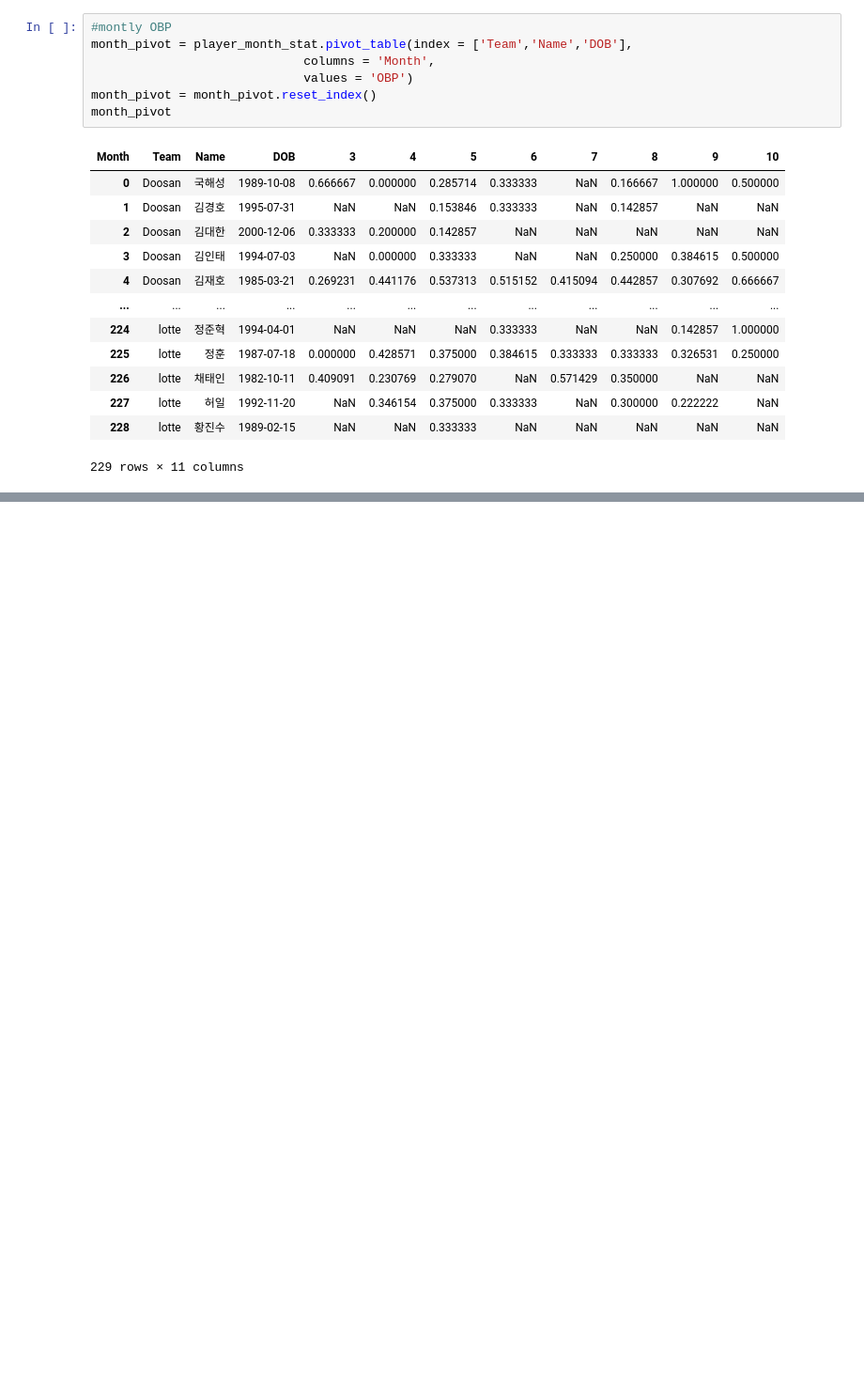
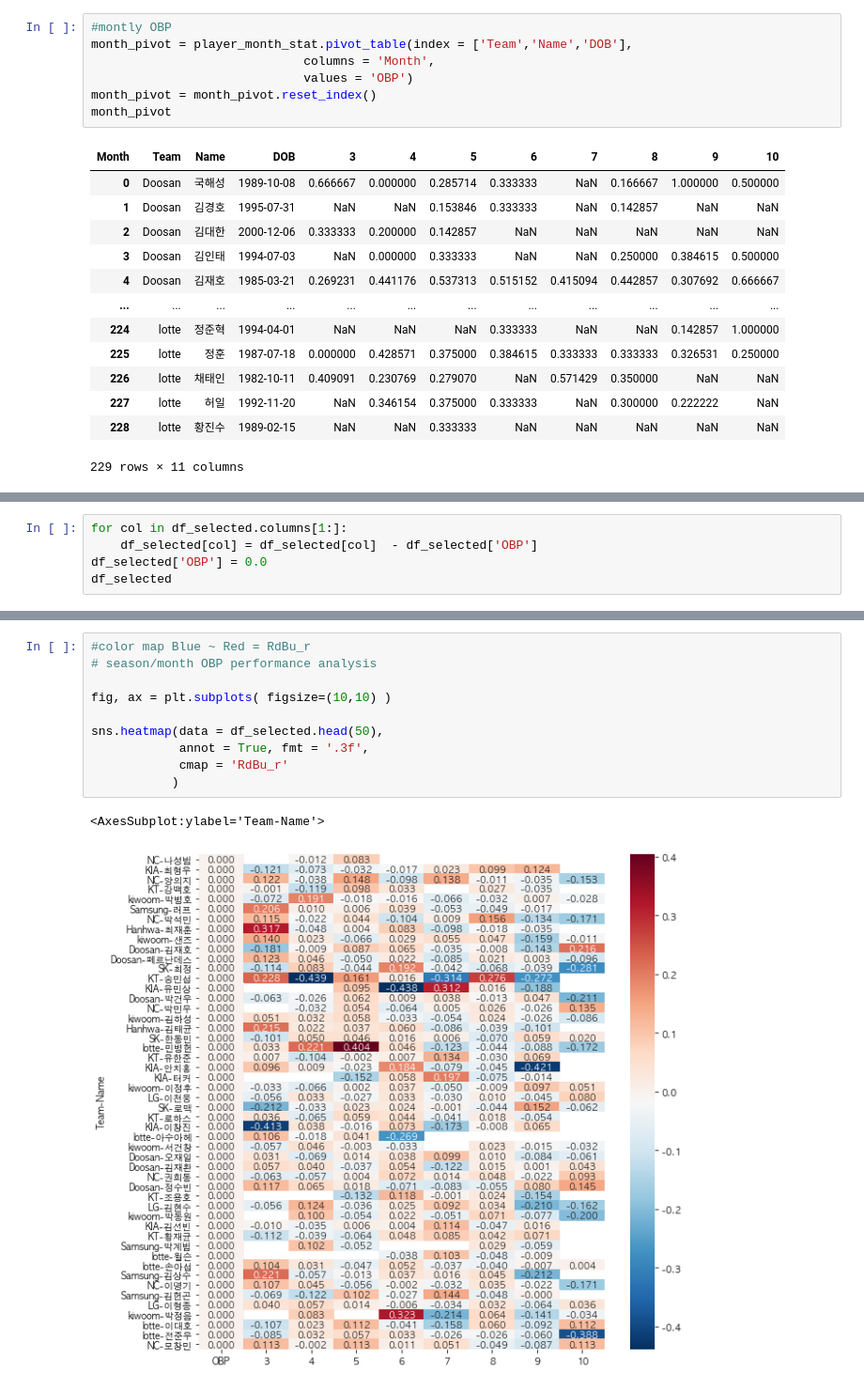
Before and after one commit to katehee/2021-Data-analysis-online-course, a Jupyter notebook: Exercise_1_baseball analysis/2_Player_Summer_Performance Analysis.ipynb, the cells around one changed output, grey strips where cells are left out. Shown: that part at 94% size. Cells and saved outputs as stored; diff of their text form; blank space fills up the shorter version.

```diff
--- a/Exercise_1_baseball analysis/2_Player_Summer_Performance Analysis.ipynb
+++ b/Exercise_1_baseball analysis/2_Player_Summer_Performance Analysis.ipynb
@@ -130,0 +265,5 @@ month_pivot
+# %%
+for col in df_selected.columns[1:]:
+    df_selected[col] = df_selected[col]  - df_selected['OBP']
+df_selected['OBP'] = 0.0
+df_selected
@@ -130,0 +289,13 @@ month_pivot
+# %%
+#color map Blue ~ Red = RdBu_r
+# season/month OBP performance analysis
+
+fig, ax = plt.subplots( figsize=(10,10) )
+
+sns.heatmap(data = df_selected.head(50),
+            annot = True, fmt = '.3f',
+            cmap = 'RdBu_r'
+           )
+# %% [output]
+<AxesSubplot:ylabel='Team-Name'>
+[figure, added]
```
Also changed, not shown: parts of 11 cells of this notebook.
